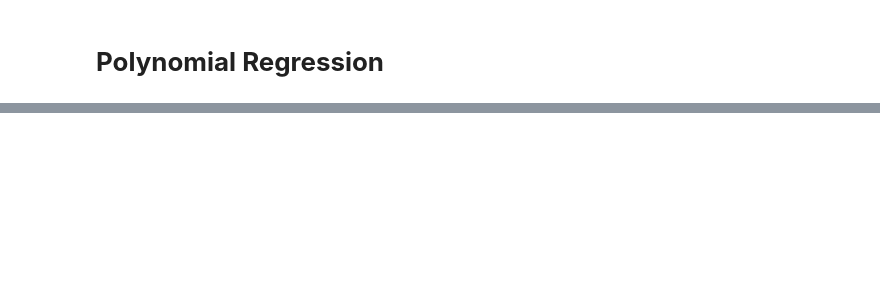
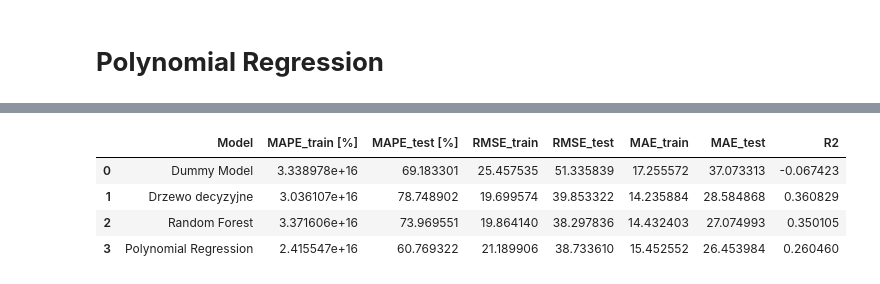
Before and after one commit to KarolSzozda/Project_0, a Jupyter notebook: Final_Pollution_v2.ipynb, the cells around one changed output, grey strips where cells are left out. Drawn from its saved outputs; the diff is of its cells as text; code cells hidden in the pictures; blank space fills up the shorter version.

```diff
--- a/Final_Pollution_v2.ipynb
+++ b/Final_Pollution_v2.ipynb
@@ -1063,9 +1071,9 @@ RMSE dla modelu: 39.85332220953498
 random_forest = RandomForestRegressor(n_jobs=-1,max_features=0.33)
 tscv = TimeSeriesSplit(n_splits=5).split(X_train)
 
-params_rf = {'max_depth': [2, 3, 5, 10, 20, 25],
-             'min_samples_leaf': [7, 10, 25, 50],
-             'n_estimators': [5, 10, 20]}
+params_rf = {'max_depth': [2, 5, 10],
+             'min_samples_leaf': [7, 10, 20],
+             'n_estimators': [5, 10, 15]}
 
 rf_gridsearch = GridSearchCV(random_forest,
                              params_rf,
@@ -1106,11 +1121,11 @@ RMSE dla modelu: 36.80089833698388
 # %% [markdown]
 # **Polynomial Regression**
 # %%
-tscv = TimeSeriesSplit(n_splits=3).split(X_train)
+tscv = TimeSeriesSplit(n_splits=2).split(X_train)
 polynomial_regression_pipeline = make_pipeline(StandardScaler(),PolynomialFeatures(),
                                                LinearRegression()) #pipeline tworzacy model rekresji wielomianu
 # Nasz model sprawdzi poniższe hiperparametry
-params = {'polynomialfeatures__degree': [1, 2, 3,]}
+params = {'polynomialfeatures__degree': [1, 2]}
 
 polynomial_regression_gridsearch = GridSearchCV(polynomial_regression_pipeline,
                                                 params,
@@ -1131,3 +1176,11 @@ rate_the_model(y_train, y_train_dummy, y_predict_train_polynomial_regression, y_
+# %%
+calculate_metrics("Polynomial Regression", y_train, y_test, y_predict_train_polynomial_regression, y_predict_test_polynomial_regression)
+# %% [output]
+|  | Model | MAPE_train [%] | MAPE_test [%] | RMSE_train | RMSE_test | MAE_train | MAE_test | R2 |
+| 0 | Dummy Model | 3.338978e+16 | 69.183301 | 25.457535 | 51.335839 | 17.255572 | 37.073313 | -0.067423 |
+| 1 | Drzewo decyzyjne | 3.036107e+16 | 78.748902 | 19.699574 | 39.853322 | 14.235884 | 28.584868 | 0.360829 |
+| 2 | Random Forest | 3.371606e+16 | 73.969551 | 19.864140 | 38.297836 | 14.432403 | 27.074993 | 0.350105 |
+| 3 | Polynomial Regression | 2.415547e+16 | 60.769322 | 21.189906 | 38.733610 | 15.452552 | 26.453984 | 0.260460 |
 # %%
 import joblib
 import pickle
```
Also changed, not shown: parts of 10 cells of this notebook.
